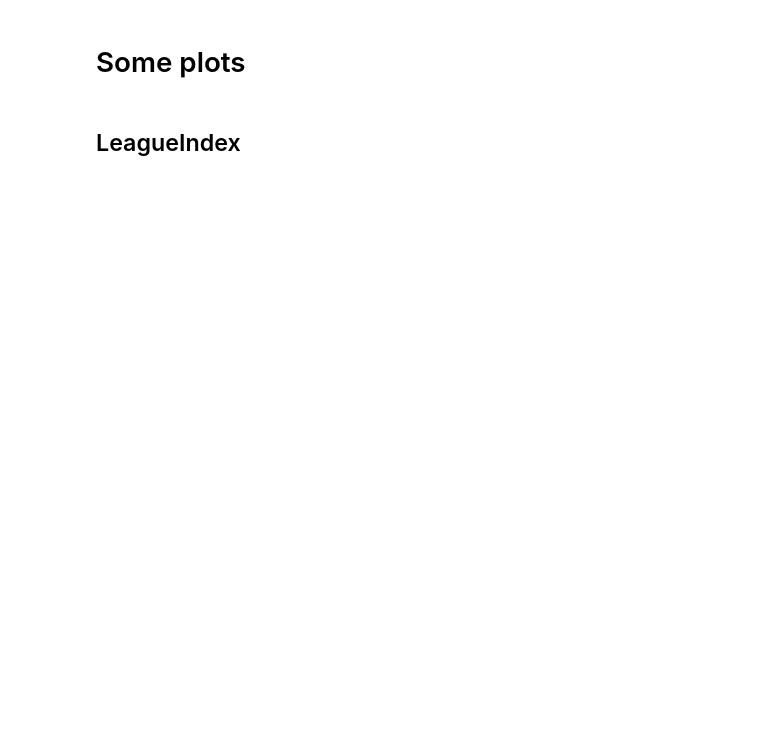
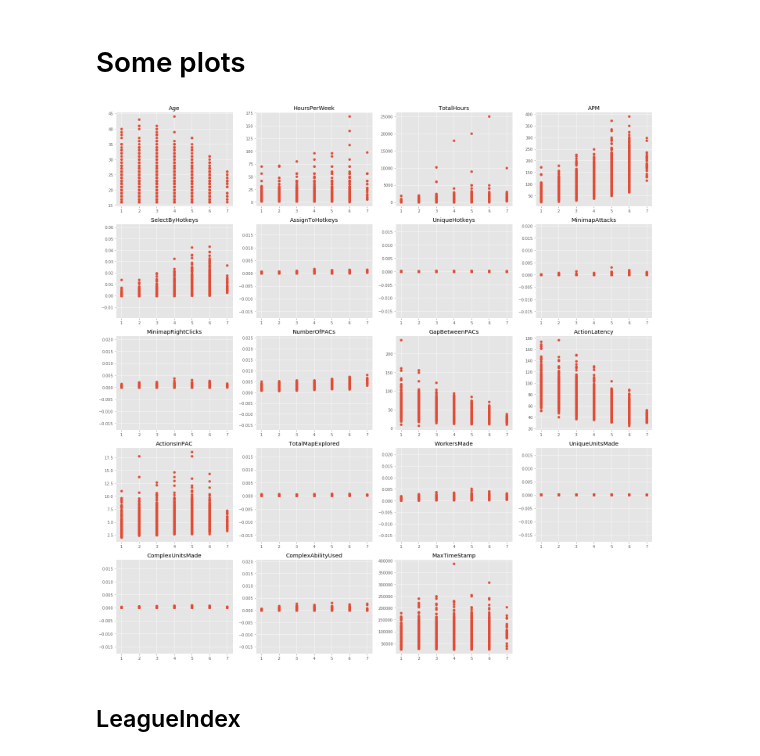
Before and after one commit to SanderVanAndel/ADS-MachineLearning, a Jupyter notebook: Discovery.ipynb, the cells around one changed output. Saved outputs shown, nothing was run; the diff lists cells and outputs as text; code cells hidden in the pictures; blank space fills up the shorter version.

Commit message:
scatter plotted all features against LeagueIndex

```diff
--- a/Discovery.ipynb
+++ b/Discovery.ipynb
@@ -2,9 +2,16 @@
 # Importing dataset and libs
 # %%
 import pandas as pd
-import matplotlib.pyplot as plt
 import numpy as np
 
+import matplotlib.pyplot as plt
+from matplotlib.pyplot import style
+style.use("ggplot")
+
+
+from sklearn.svm import SVC
+from sklearn.metrics import accuracy_score
+
 replays = pd.read_csv('../data/starcraft.csv')
 # %%
 replays.head()
@@ -19,5 +28,90 @@ replays.head()
+# %%
+# deleting one row with 1 million hours of playtime
+replays = replays[replays.TotalHours < 800000]
 # %% [markdown]
 # Some plots
+# %%
+plt.figure(figsize=(20, 20));
+
+plt.subplot(5, 4, 1)
+plt.title('Age')
+plt.scatter(replays.LeagueIndex, replays.Age)
+
+plt.subplot(5, 4, 2)
+plt.title('HoursPerWeek')
+plt.scatter(replays.LeagueIndex, replays.HoursPerWeek)
+
+plt.subplot(5, 4, 3)
+plt.title('TotalHours')
+plt.scatter(replays.LeagueIndex, replays.TotalHours)
+
+plt.subplot(5, 4, 4)
+plt.title('APM')
+plt.scatter(replays.LeagueIndex, replays.APM)
+
+plt.subplot(5, 4, 5)
+plt.title('SelectByHotkeys')
+plt.scatter(replays.LeagueIndex, replays.SelectByHotkeys)
+
+plt.subplot(5, 4, 6)
+plt.title('AssignToHotkeys')
+plt.scatter(replays.LeagueIndex, replays.AssignToHotkeys)
+
+plt.subplot(5, 4, 7)
+plt.title('UniqueHotkeys')
+plt.scatter(replays.LeagueIndex, replays.UniqueHotkeys)
+
+plt.subplot(5, 4, 8)
+plt.title('MinimapAttacks')
+plt.scatter(replays.LeagueIndex, replays.MinimapAttacks)
+
+plt.subplot(5, 4, 9)
+plt.title('MinimapRightClicks')
+plt.scatter(replays.LeagueIndex, replays.MinimapRightClicks)
+
+plt.subplot(5, 4, 10)
+plt.title('NumberOfPACs')
+plt.scatter(replays.LeagueIndex, replays.NumberOfPACs)
+
+plt.subplot(5, 4, 11)
+plt.title('GapBetweenPACs')
+plt.scatter(replays.LeagueIndex, replays.GapBetweenPACs)
+
+plt.subplot(5, 4, 12)
+plt.title('ActionLatency')
+plt.scatter(replays.LeagueIndex, replays.ActionLatency)
+
+plt.subplot(5, 4, 13)
+plt.title('ActionsInPAC')
+plt.scatter(replays.LeagueIndex, replays.ActionsInPAC)
+
+plt.subplot(5, 4, 14)
+plt.title('TotalMapExplored')
+plt.scatter(replays.LeagueIndex, replays.TotalMapExplored)
+
+plt.subplot(5, 4, 15)
+plt.title('WorkersMade')
+plt.scatter(replays.LeagueIndex, replays.WorkersMade)
+
+plt.subplot(5, 4, 16)
+plt.title('UniqueUnitsMade')
+plt.scatter(replays.LeagueIndex, replays.UniqueUnitsMade)
+
+plt.subplot(5, 4, 17)
+plt.title('ComplexUnitsMade')
+plt.scatter(replays.LeagueIndex, replays.ComplexUnitsMade)
+
+plt.subplot(5, 4, 18)
+plt.title('ComplexAbilityUsed')
+plt.scatter(replays.LeagueIndex, replays.ComplexAbilityUsed)
+
+plt.subplot(5, 4, 19)
+plt.title('MaxTimeStamp')
+plt.scatter(replays.LeagueIndex, replays.MaxTimeStamp)
+
+plt.tight_layout()
+# %% [output]
+[figure, added]
 # %% [markdown]
 ## LeagueIndex
 # %%
```
Also changed, not shown: parts of 3 cells of this notebook.
